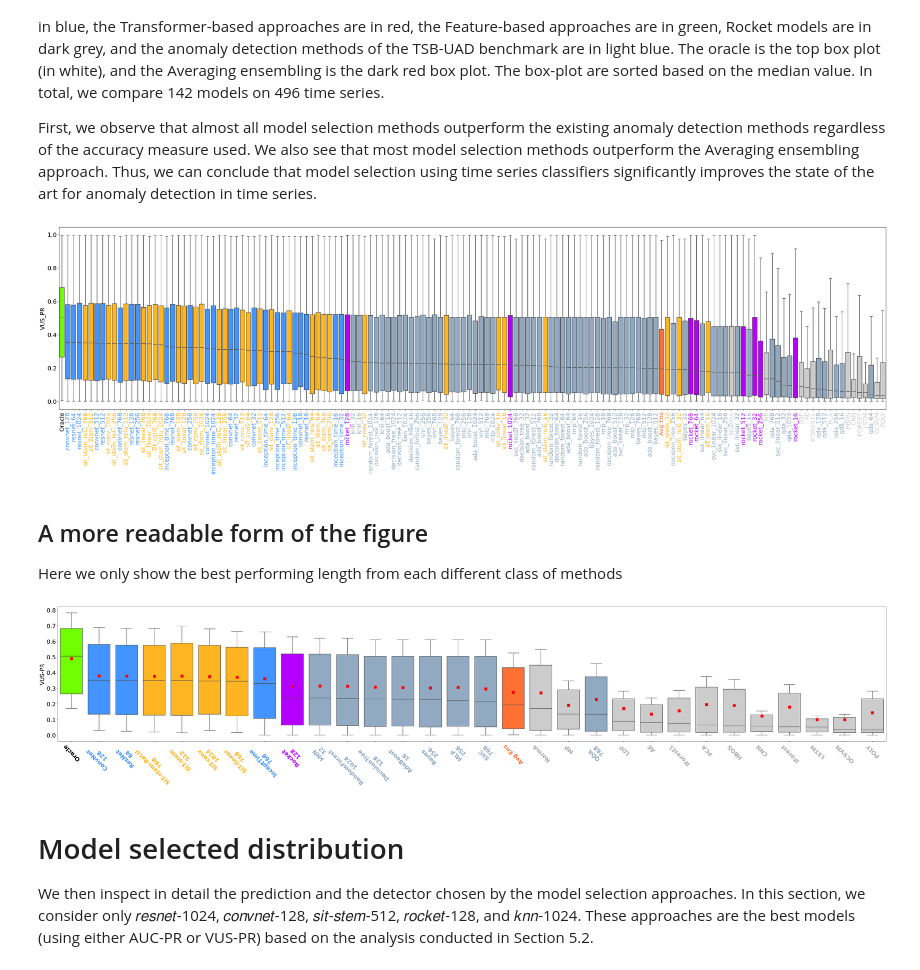
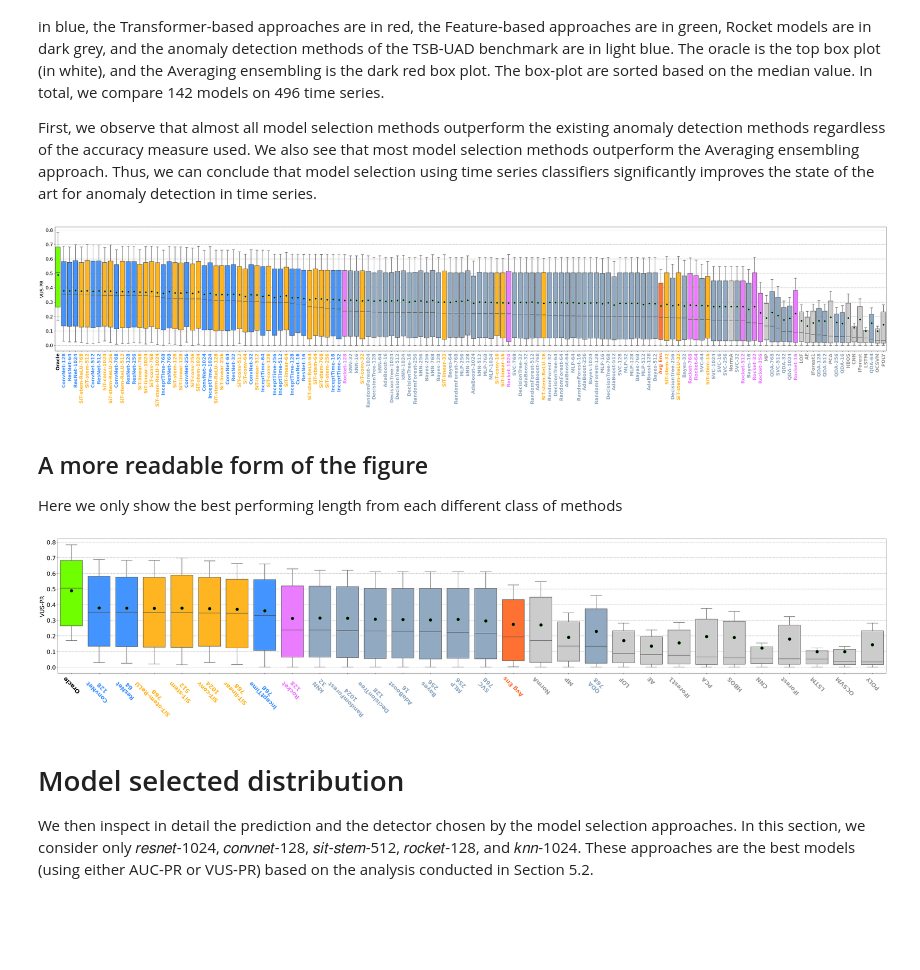
Before and after one commit to boniolp/MSAD, a Jupyter notebook: experiments/accuracy_analysis/Accuracy_Evaluation.ipynb, the cells around one changed output. Drawn from its saved outputs; the diff is of its cells as text; code cells hidden in the pictures; blank space fills up the shorter version.

Commit message:
Moooore Figure changes

```diff
--- a/experiments/accuracy_analysis/Accuracy_Evaluation.ipynb
+++ b/experiments/accuracy_analysis/Accuracy_Evaluation.ipynb
@@ -30,7 +31,7 @@ methods_colors = {
 
 Please select a measure for the analysis. You can choose between VUS_PR and AUC_PR. This file contains the accuracy scores for 496 time series (time series in the test set that where not used for training the model selection methods).
 # %%
-measure_name = 'VUS_PR'
+measure_name = 'AUC_PR'
 df = pd.read_csv('../../results/accuracy/all_accuracy_{}.csv'.format(measure_name))
 df = df.drop(labels='Unnamed: 0',axis=1)
 
@@ -95,4 +96,6 @@ df
 # %%
+all_length = [16, 32, 64, 128, 256, 512, 768, 1024]
+
 template_names = {
     'inception_time_{}': 'InceptTime-{}',
     'convnet_{}': 'ConvNet-{}',
@@ -125,7 +128,17 @@ template_names = {
     'Avg Ens': 'Avg Ens',
     'Oracle': 'Oracle',
     'best_ms': 'Best MS',
-    'VUS_PR': 'VUS-PR'
+    'VUS_PR': 'VUS-PR',
+    'label': 'Label',
+    'best_ms': 'Best MS',
+    'convnet': 'ConvNet',
+    'resnet': 'ResNet',
+    'rocket': 'Rocket',
+    'knn': 'kNN',
+    'sit_stem': 'SiT-stem',
+    'sit': 'SiT',
+    'feature_based': 'Feature-based',
+    'AUC_PR': 'AUC-PR',
 }
 
 final_names = {}
@@ -199,40 +212,57 @@ significantly improves the state of the art for anomaly detection in
 time series.
 # %%
 plt.rcParams.update({'font.size': 18})
-
-plt.figure(figsize=(45,10))
+plt.figure(figsize=(45, 10))
+plt.grid(color='k', linestyle='--', linewidth=1, alpha=0.4)
 
 order = list(df[all_methods].median().sort_values().index)[::-1]
-my_pal = {method:methods_colors["detectors"] for method in old_methods}
-for family,color in zip([methods_conv, methods_sit, methods_ts, methods_feature], [methods_colors["conv"], methods_colors["sit"], methods_colors["rocket"],methods_colors["feature_based"]]):
+
+my_pal = {method: methods_colors["detectors"] for method in old_methods}
+for family, color in zip([methods_conv, methods_sit, methods_ts, methods_feature], [methods_colors["conv"], methods_colors["sit"], methods_colors["rocket"],methods_colors["feature_based"]]):
     for length in all_length:
         my_pal_tmp = {method.format(length):color for method in family}
-        my_pal = {**my_pal,**my_pal_tmp}
-my_pal = {**my_pal,**{"Avg Ens": methods_colors["avg_ens"], 'Oracle': methods_colors["oracle"] }}
+        my_pal = {**my_pal, **my_pal_tmp}
+my_pal = {**my_pal,**{"Avg Ens": methods_colors["avg_ens"], 'Oracle': methods_colors["oracle"]}}
 
-g = sns.boxplot(data=df[all_methods], palette=my_pal, order=order, showfliers = False, saturation=1)
+# Crete boxplot and stripplot
+g = sns.boxplot(data=df[order], palette=my_pal, order=order, saturation=1, whis=0.241289844, showfliers=False,
+                meanprops={"marker":"o","markerfacecolor":"black", "markersize":6}, showmeans=True) # 1std = 0.241289844, 2std = 0.982579689
+g.set_axisbelow(True)
 
 for tick_label in g.axes.get_xticklabels():
+    tick_label.set_weight('bold')
     if 'sit_' in tick_label.get_text():
         tick_label.set_color(methods_colors["sit"])
     elif ('convnet_' in tick_label.get_text()) or ('resnet_' in tick_label.get_text()) or ('inception_' in tick_label.get_text()):
         tick_label.set_color(methods_colors["conv"])
     elif 'rocket_' in tick_label.get_text():
         tick_label.set_color(methods_colors["rocket"])
     elif ('Oracle' in tick_label.get_text()):
         tick_label.set_color("black")
     elif ('Avg Ens' in tick_label.get_text()):
         tick_label.set_color(methods_colors["avg_ens"])
     elif '_'not  in tick_label.get_text():
-        tick_label.set_color(methods_colors["detectors"])
+        tick_label.set_color("#999999")
     else:
         tick_label.set_color(methods_colors["feature_based"])
 
+# Change xtick labels to camera-ready names
+new_xticks_labels = []
+for i, tick_label in enumerate(g.axes.get_xticklabels()):
+    method_name = tick_label.get_text()
+    if method_name in final_names:
+        tick_label.set_text(final_names[method_name])
+    else:
+        tick_label.set_text(method_name)
+    new_xticks_labels.append(tick_label)
+g.axes.set_xticklabels(new_xticks_labels)
+
 plt.xticks(rotation=90)
-plt.ylabel(measure_name)
+plt.ylabel(final_names[measure_name])
+plt.tight_layout()
 plt.show()
 # %% [output]
-[figure, old version]
+[figure, new version]
 # %% [markdown]
 ## A more readable form of the figure
 Here we only show the best performing length from each different class of methods
@@ -243,6 +273,7 @@ def rreplace(s, old, new, occurrence=1):
 # %%
 plt.rcParams.update({'font.size': 22})
 plt.figure(figsize=(45, 10))
+plt.grid(color='k', linestyle='--', linewidth=1, alpha=0.4)
 
 order = list(df[all_methods].median().sort_values().index)[::-1]
 
@@ -264,8 +295,8 @@ new_my_pal = {key: my_pal[key] for key in best_method_class}
 
 # Crete boxplot and stripplot
 g = sns.boxplot(data=df[new_order], palette=new_my_pal, order=new_order, saturation=1, whis=0.241289844, showfliers=False,
-                meanprops={"marker":"s","markerfacecolor":"red", "markeredgecolor":"red", "markersize":10}, showmeans=True) # 1std = 0.241289844, 2std = 0.982579689
-# sns.stripplot(data=df[new_order], palette="dark:grey", order=new_order, alpha=0.05)
+                meanprops={"marker":"o","markerfacecolor":"black", "markersize":12}, showmeans=True) # 1std = 0.241289844, 2std = 0.982579689
+g.set_axisbelow(True)
 
 for tick_label in g.axes.get_xticklabels():
     tick_label.set_weight('bold')
@@ -280,7 +311,7 @@ for tick_label in g.axes.get_xticklabels():
     elif ('Avg Ens' in tick_label.get_text()):
         tick_label.set_color(methods_colors["avg_ens"])
     elif '_'not  in tick_label.get_text():
-        tick_label.set_color("#ABABAB")
+        tick_label.set_color("#999999")
     else:
         tick_label.set_color(methods_colors["feature_based"])
 
@@ -300,7 +331,7 @@ plt.ylabel(final_names[measure_name])
 plt.tight_layout()
 plt.show()
 # %% [output]
-[figure, old version]
+[figure, new version]
 # %% [markdown]
 # Model selected distribution
 
```
Also changed, not shown: parts of 13 cells of this notebook, 2 other files.
